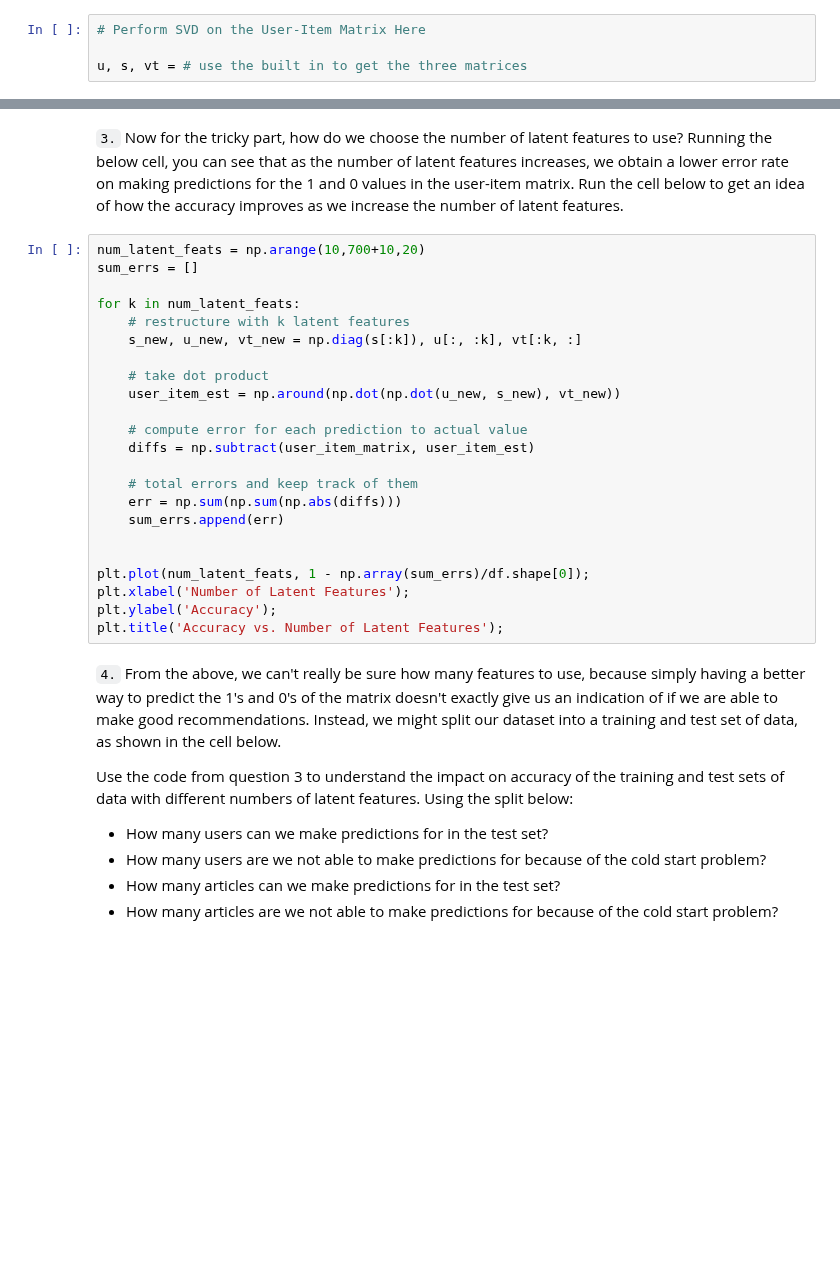
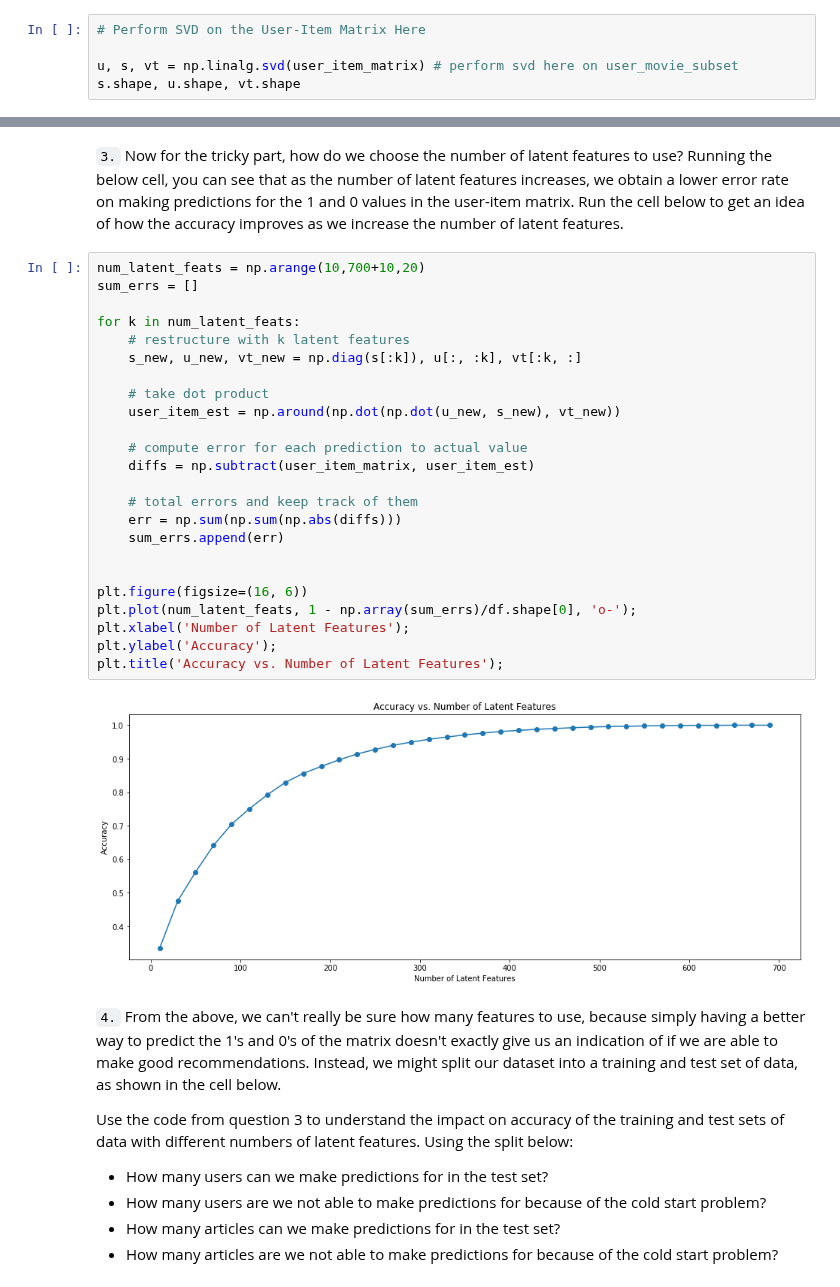
Before and after one commit to TK-Problem/nano_degree_DS, a Jupyter notebook: Experimental_Design/Project/Recommendations_with_IBM.ipynb, the cells around one changed output, grey strips where cells are left out. Drawn from its saved outputs; the diff is of its cells as text; blank space fills up the shorter version.

```diff
--- a/Experimental_Design/Project/Recommendations_with_IBM.ipynb
+++ b/Experimental_Design/Project/Recommendations_with_IBM.ipynb
@@ -696,4 +711,5 @@ user_item_matrix.head()
 # %%
 # Perform SVD on the User-Item Matrix Here
 
-u, s, vt = # use the built in to get the three matrices
+u, s, vt = np.linalg.svd(user_item_matrix) # perform svd here on user_movie_subset
+s.shape, u.shape, vt.shape
@@ -704,26 +729,29 @@ u, s, vt = # use the built in to get the three matrices
 # %%
 num_latent_feats = np.arange(10,700+10,20)
 sum_errs = []
 
 for k in num_latent_feats:
     # restructure with k latent features
     s_new, u_new, vt_new = np.diag(s[:k]), u[:, :k], vt[:k, :]
 
     # take dot product
     user_item_est = np.around(np.dot(np.dot(u_new, s_new), vt_new))
 
     # compute error for each prediction to actual value
     diffs = np.subtract(user_item_matrix, user_item_est)
 
     # total errors and keep track of them
     err = np.sum(np.sum(np.abs(diffs)))
     sum_errs.append(err)
 
 
-plt.plot(num_latent_feats, 1 - np.array(sum_errs)/df.shape[0]);
+plt.figure(figsize=(16, 6))
+plt.plot(num_latent_feats, 1 - np.array(sum_errs)/df.shape[0], 'o-');
 plt.xlabel('Number of Latent Features');
 plt.ylabel('Accuracy');
 plt.title('Accuracy vs. Number of Latent Features');
+# %% [output]
+[figure, added]
 # %% [markdown]
 `4.` From the above, we can't really be sure how many features to use, because simply having a better way to predict the 1's and 0's of the matrix doesn't exactly give us an indication of if we are able to make good recommendations.  Instead, we might split our dataset into a training and test set of data, as shown in the cell below.
 
```
Also changed, not shown: parts of 38 cells of this notebook, 3 other files.
